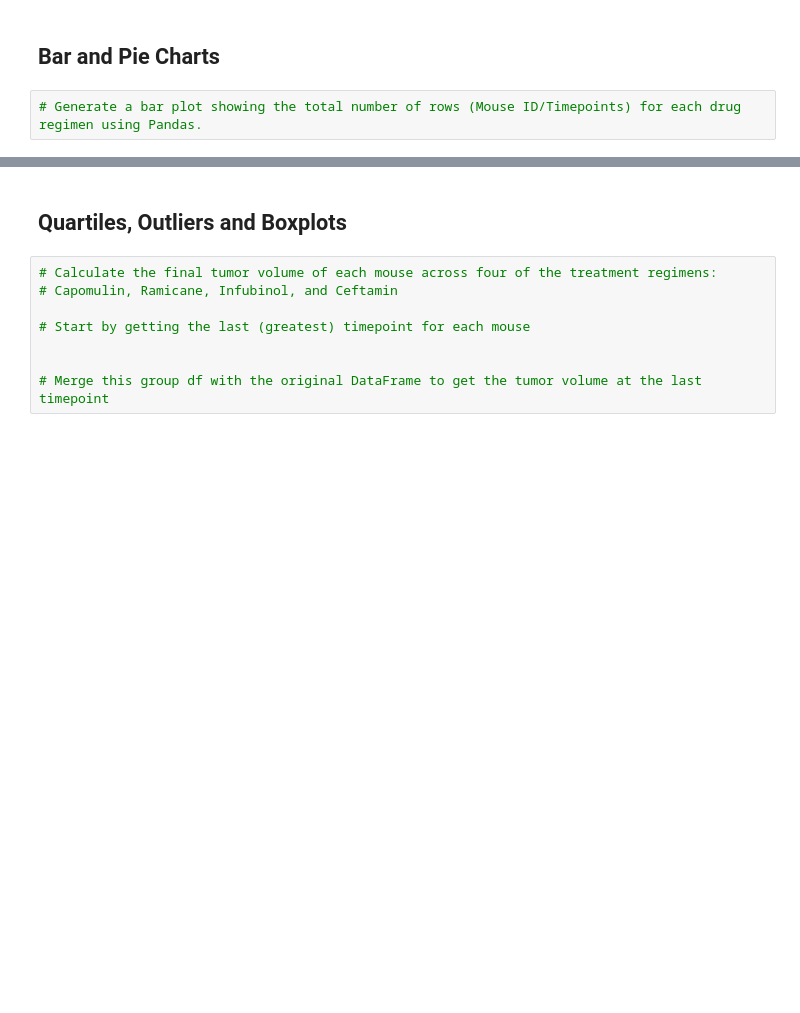
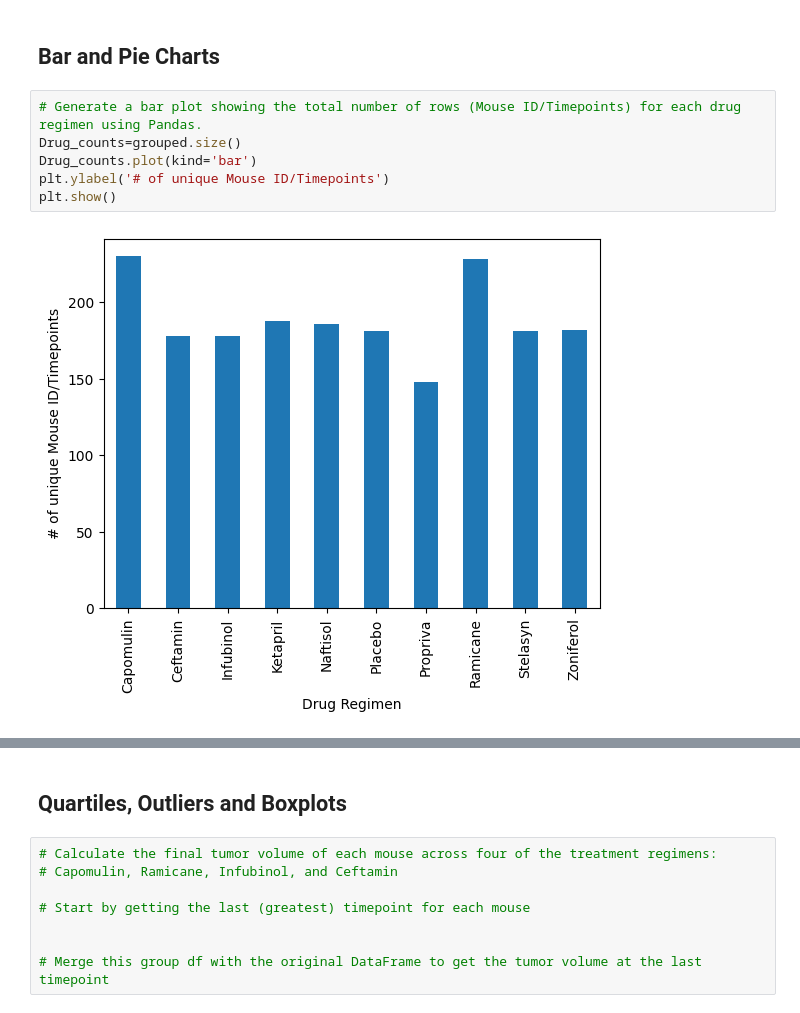
Before and after one commit to wemlaztdj/plot-challenge, a Jupyter notebook: pymaceuticals_starter.ipynb, the cells around one changed output, grey strips where cells are left out. Saved outputs shown, nothing was run; the diff lists cells and outputs as text; blank space fills up the shorter version.

Commit message:
Bar and Pie Charts done

```diff
--- a/pymaceuticals_starter.ipynb
+++ b/pymaceuticals_starter.ipynb
@@ -116,5 +131,11 @@ summaryStatistics
 ## Bar and Pie Charts
 # %%
 # Generate a bar plot showing the total number of rows (Mouse ID/Timepoints) for each drug regimen using Pandas.
+Drug_counts=grouped.size()
+Drug_counts.plot(kind='bar')
+plt.ylabel('# of unique Mouse ID/Timepoints')
+plt.show()
+# %% [output]
+[figure, added]
 # %%
 # Generate a bar plot showing the total number of rows (Mouse ID/Timepoints) for each drug regimen using pyplot.
```
Also changed, not shown: parts of 4 cells of this notebook.
